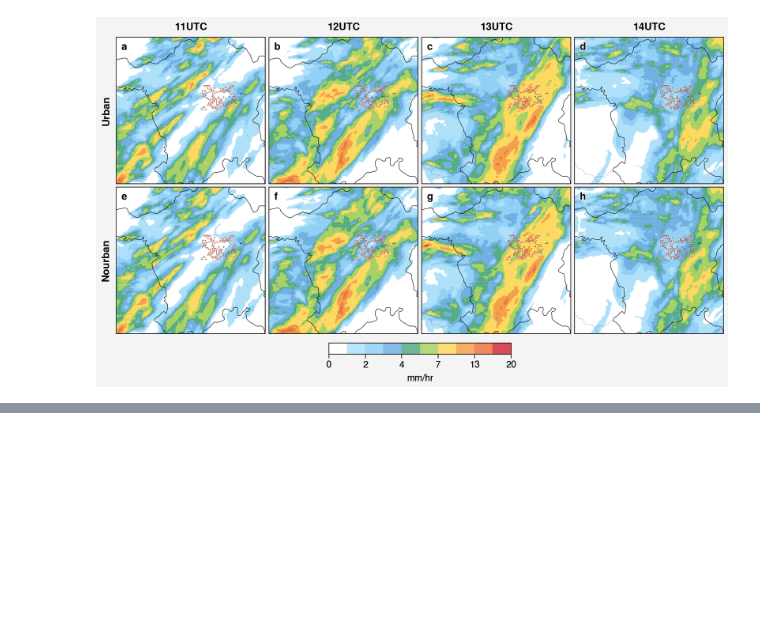
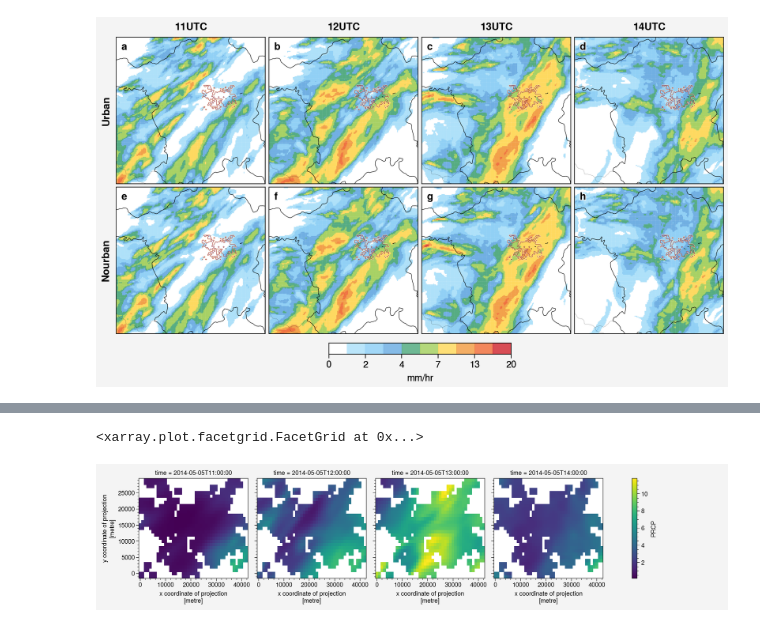
Before and after one commit to donmezkutay/Urban-Precipitation-Article, a Jupyter notebook: revision_spring_precipitation_spatial_hourly.ipynb, the cells around one changed output, grey strips where cells are left out. Cells and saved outputs as stored; diff of their text form; code cells hidden in the pictures; blank space fills up the shorter version.

```diff
--- a/revision_spring_precipitation_spatial_hourly.ipynb
+++ b/revision_spring_precipitation_spatial_hourly.ipynb
@@ -272,0 +344,5 @@ plt.savefig(r'pictures/revision_spring_precipitation_hourly.jpeg',
+# %%
+dt_nourban_ens_clip.plot(col='time')
+# %% [output]
+<xarray.plot.facetgrid.FacetGrid at 0x...>
+[figure, added]
```
Also changed, not shown: parts of 16 cells of this notebook, 1 other file.
